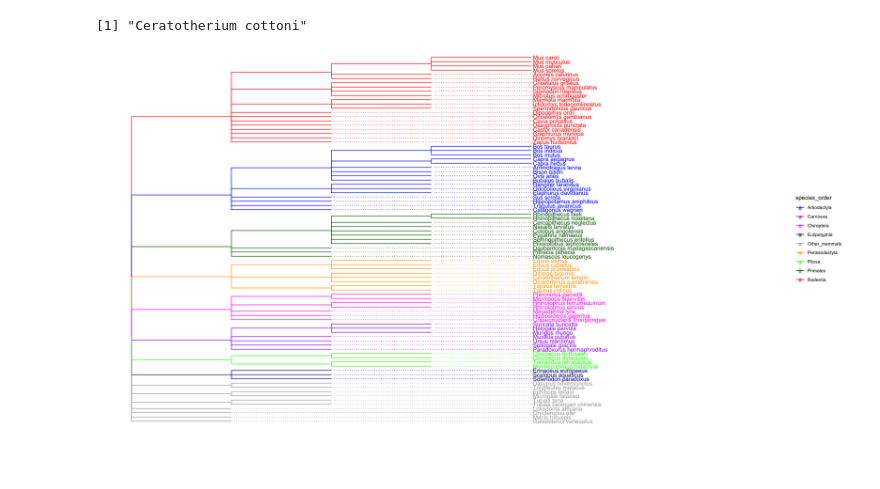
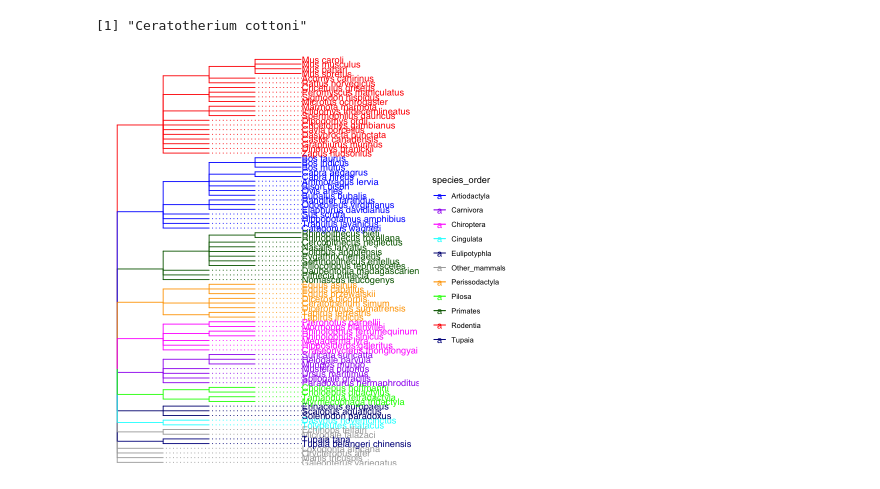
Before and after one commit to Takkoona/BIOL40540_final_assessment, a Jupyter notebook: 2_additional_analysis.ipynb, the cells around one changed output. Cells and saved outputs as stored; diff of their text form; code cells hidden in the pictures; blank space fills up the shorter version.

```diff
--- a/2_additional_analysis.ipynb
+++ b/2_additional_analysis.ipynb
@@ -50,17 +69,27 @@ order_list <- c(
   "Carnivora",
   "Chiroptera",
   "Eulipotyphla",
-  "Pilosa"
+  "Pilosa",
+  "Cingulata",
+  "Tupaia"
 )
 # %%
 species_order <- sapply(order_list, function(i) {
   tips <- species_tree$tip.label[tidytree::offspring(species_tree, i)]
   tips[!is.na(tips)]
 })
-species_order[["Other_mammals"]] <- setdiff(
+other_mammals <- setdiff(
   species_tree$tip.label,
   unlist(species_order)
 )
+write.table(
+  other_mammals,
+  "data/other_mammals.txt",
+  row.names = FALSE,
+  col.names = FALSE,
+  quote = FALSE
+)
+species_order[["Other_mammals"]] <- other_mammals
 # %%
 tree_with_group <- groupOTU(
   species_tree,
@@ -77,21 +106,21 @@ order_colors <- list(
   "magenta",
   "navy",
   "green",
+  "cyan",
+  "dark blue",
   "dark grey"
 )
 names(order_colors) <- names(species_order)
 # %%
-options(repr.plot.width = 20, repr.plot.height = 10)
-
 g <- ggtree(tree_with_group, aes(color = species_order)) +
   geom_tiplab(align = TRUE) +
   xlim(0, 25) +
   scale_color_manual(values = order_colors)
 
+ggsave("plots/order_tree.png", g, width = 20, height = 12)
 g
-options(repr.plot.width = 7, repr.plot.height = 7)
 # %% [output]
-[figure, old version]
+[figure, new version]
 # %%
 missing_order <- data.frame(
   "values" = "Ceratotherium cottoni",
```
Also changed, not shown: parts of 7 cells of this notebook, 2 other files.
